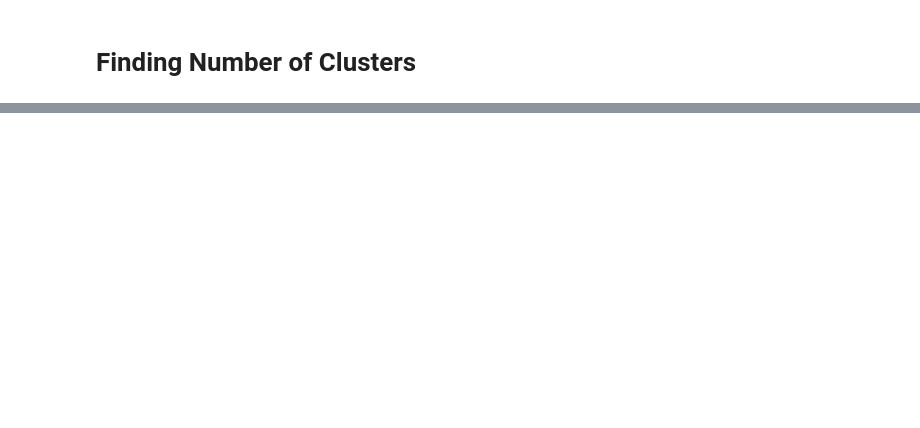
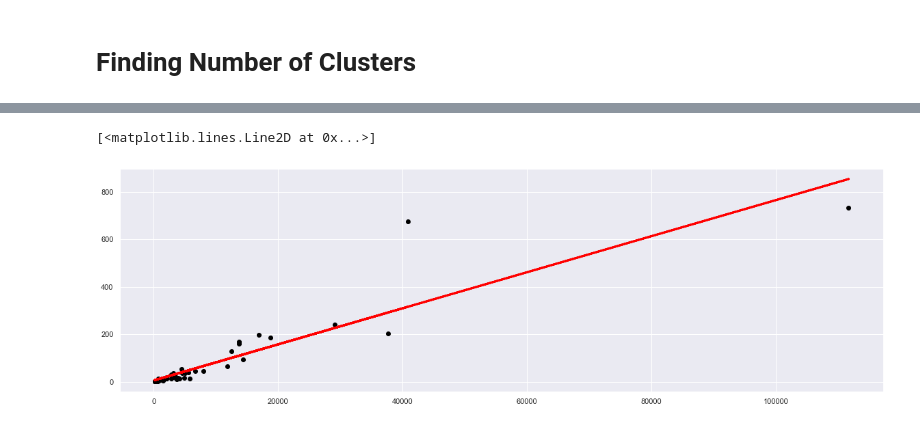
Before and after one commit to JoeKBlank/DSPFinalProj, a Jupyter notebook: FinalProject.ipynb, the cells around one changed output, grey strips where cells are left out. Drawn from its saved outputs; the diff is of its cells as text; code cells hidden in the pictures; blank space fills up the shorter version.

```diff
--- a/FinalProject.ipynb
+++ b/FinalProject.ipynb
@@ -353,0 +660,10 @@ sns.heatmap(state_2018.corr(), cmap ='RdYlGn', linewidths = 0.30, annot = False)
+# %%
+lr = linear_model.LinearRegression()
+predicted = lr.fit(X=state_2017['Normalized_Long-Acting_Rate'].values.reshape(-1, 1), y=state_2017['Normalized_Death_Rate'].values.reshape(-1, 1))
+
+plt.scatter(state_2017['Normalized_Long-Acting_Rate'].values.reshape(-1, 1), state_2017['Normalized_Death_Rate'].values.reshape(-1, 1),color='black')
+predic = predicted.predict(state_2017['Normalized_Long-Acting_Rate'].values.reshape(-1, 1))
+plt.plot(state_2017['Normalized_Long-Acting_Rate'].values.reshape(-1, 1), predic, color = 'red', linewidth = 3)
+# %% [output]
+[<matplotlib.lines.Line2D at 0x...>]
+[figure, added]
```
Also changed, not shown: parts of 33 cells of this notebook.
